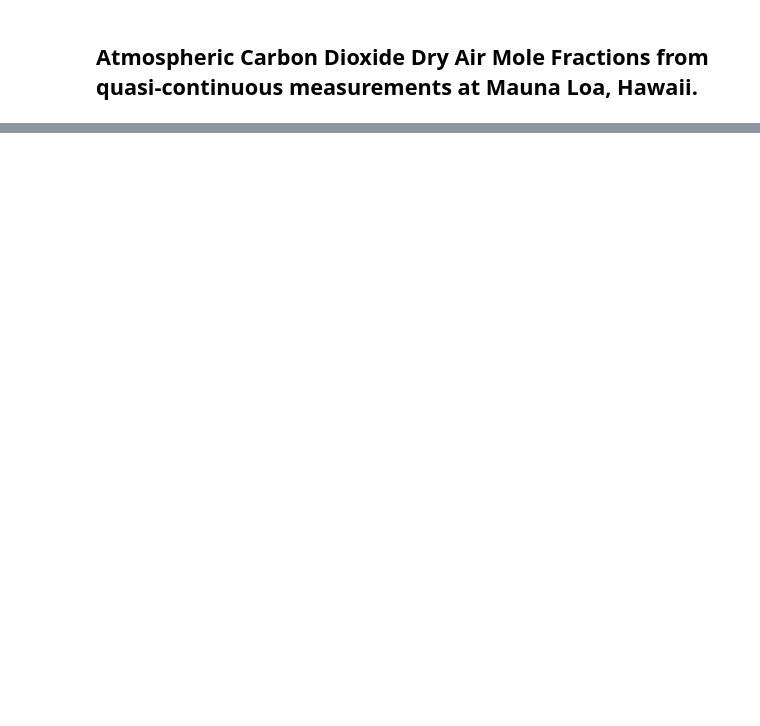
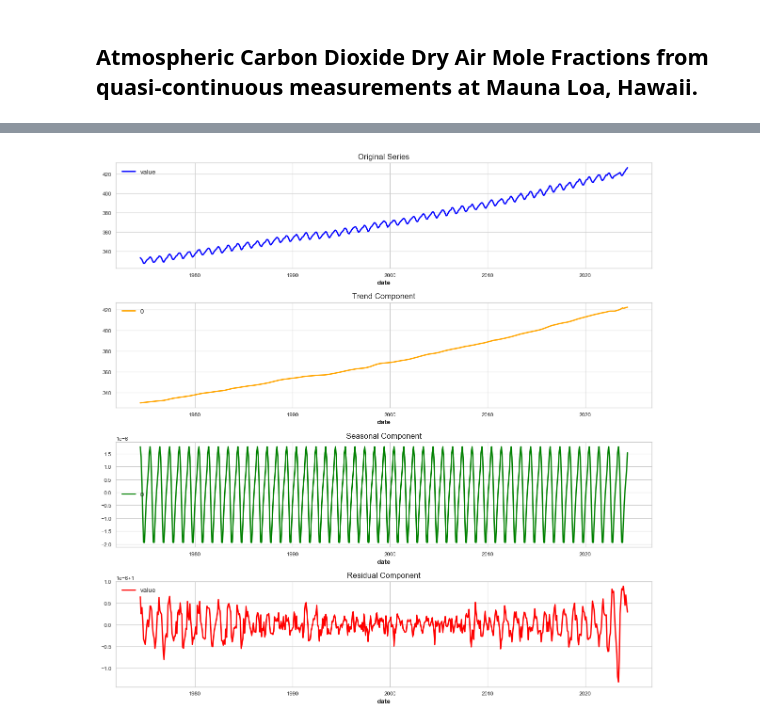
Before and after one commit to JanDuchscherer104/time-series-analysis, a Jupyter notebook: notebooks/ex03_mlo_decomposition.ipynb, the cells around one changed output, grey strips where cells are left out. Drawn from its saved outputs; the diff is of its cells as text; code cells hidden in the pictures; blank space fills up the shorter version.

```diff
--- a/notebooks/ex03_mlo_decomposition.ipynb
+++ b/notebooks/ex03_mlo_decomposition.ipynb
@@ -185,0 +135,40 @@ BracketError: The algorithm terminated without finding a valid bracket. Consider
+# %%
+def plot_decomposition(ts: TimeSeries, trend: TimeSeries, seasonal: TimeSeries, transformer: BoxCox):
+    # Calculate number of subplots needed (original + trend + n_seasonals + residual)
+    n_plots = 2 + seasonal.n_components + 1
+
+    _, ax = plt.subplots(n_plots, 1, figsize=(12, 3*n_plots))
+
+    # Plot original series
+    transformer.inverse_transform(ts).plot(ax=ax[0], lw=2, color="blue")
+    ax[0].set_title("Original Series")
+
+    # Plot trend
+    transformer.inverse_transform(trend).plot(ax=ax[1], lw=2, color="orange")
+    ax[1].set_title("Trend Component")
+
+    # Plot each seasonal component separately
+    if seasonal.n_components > 1:
+        for i, cmp in enumerate(seasonal.components):
+            transformer.inverse_transform(seasonal[cmp]).plot(ax=ax[2+i], lw=2, color="green")
+            ax[2+i].set_title(f"Seasonal Component {i+1}")
+    else:
+        seasonal.plot(ax=ax[2], lw=2, color="green")
+        ax[2].set_title("Seasonal Component")
+
+    # Calculate residual by removing trend and sum of all seasonals
+    all_seasonals = sum(seasonal[cmp] for cmp in seasonal.components) if seasonal.n_components > 1 else seasonal
+    residual = transformer.inverse_transform(ts - trend - all_seasonals)
+
+    # Plot residual
+    residual.plot(ax=ax[-1], lw=2, color="red")
+    ax[-1].set_title("Residual Component")
+
+    plt.tight_layout()
+    plt.show()
+# %%
+trend, seasonal = extract_trend_and_seasonality(ts_m_box, method="naive", model=ModelMode.ADDITIVE)
+
+plot_decomposition(ts_m_box, trend, seasonal, boxcox_m)
+# %% [output]
+[figure, added]
```
Also changed, not shown: parts of 21 cells of this notebook.
